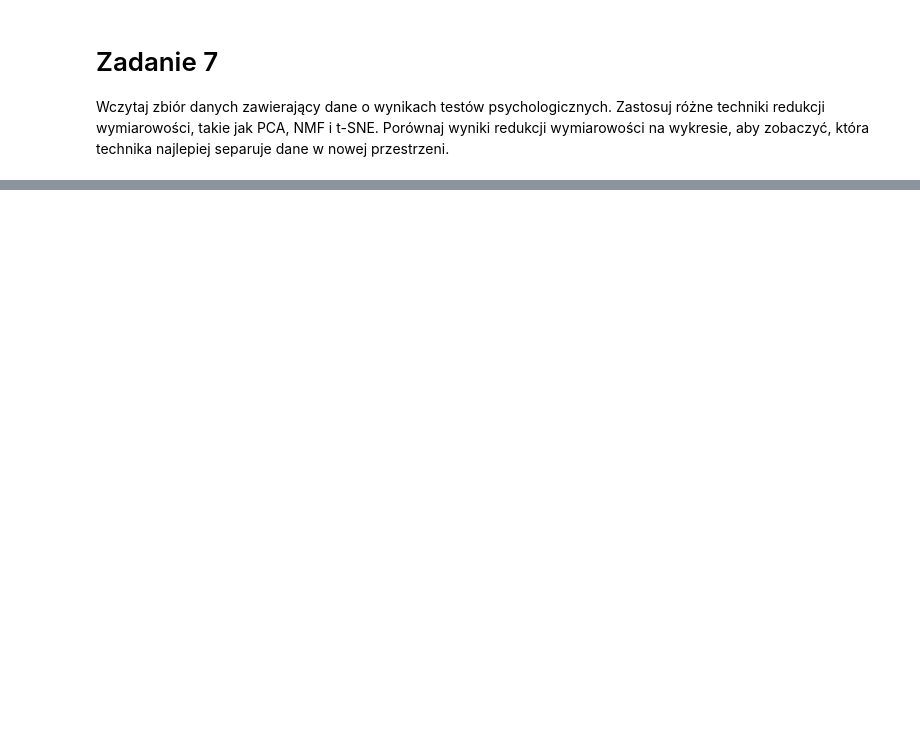
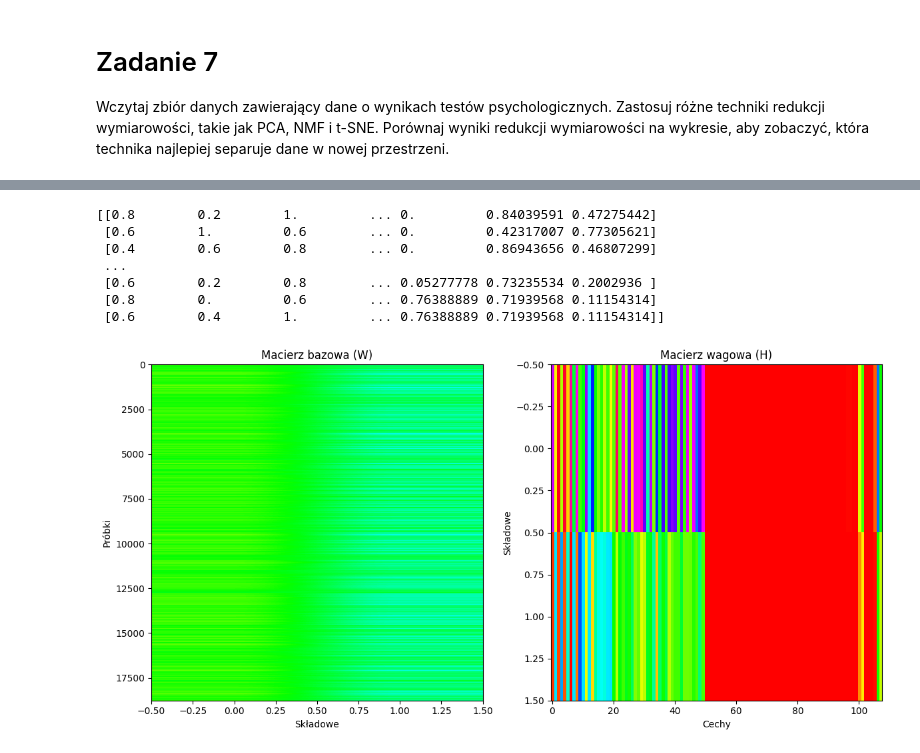
Before and after one commit to MrChazar/Methods_And_Tools_Of_Big_Data, a Jupyter notebook: LAB_6/exercises_6.ipynb, the cells around one changed output, grey strips where cells are left out. Cells and saved outputs as stored; diff of their text form; code cells hidden in the pictures; blank space fills up the shorter version.

```diff
--- a/LAB_6/exercises_6.ipynb
+++ b/LAB_6/exercises_6.ipynb
@@ -88,0 +104,31 @@ UFuncTypeError: Cannot cast ufunc 'svd_n_f' input from dtype('O') to dtype('floa
+# %%
+nmf_model = NMF(n_components=2)
+scaler = MinMaxScaler()
+test_data = scaler.fit_transform(test_data)
+print(test_data)
+nmf_model.fit(test_data)
+W = nmf_model.transform(test_data)
+H = nmf_model.components_
+
+plt.figure(figsize=(12, 6))
+plt.subplot(1, 2, 1)
+plt.imshow(W, cmap='hsv', aspect='auto')
+plt.title('Macierz bazowa (W)')
+plt.xlabel('Składowe')
+plt.ylabel('Próbki')
+plt.subplot(1, 2, 2)
+plt.imshow(H, cmap='hsv', aspect='auto')
+plt.title('Macierz wagowa (H)')
+plt.xlabel('Cechy')
+plt.ylabel('Składowe')
+plt.tight_layout()
+plt.show()
+# %% [output]
+[[0.8        0.2        1.         ... 0.         0.84039591 0.47275442]
+ [0.6        1.         0.6        ... 0.         0.42317007 0.77305621]
+ [0.4        0.6        0.8        ... 0.         0.86943656 0.46807299]
+ ...
+ [0.6        0.2        0.8        ... 0.05277778 0.73235534 0.2002936 ]
+ [0.8        0.         0.6        ... 0.76388889 0.71939568 0.11154314]
+ [0.6        0.4        1.         ... 0.76388889 0.71939568 0.11154314]]
+[figure, added]
```
Also changed, not shown: parts of 8 cells of this notebook, 3 other files.
